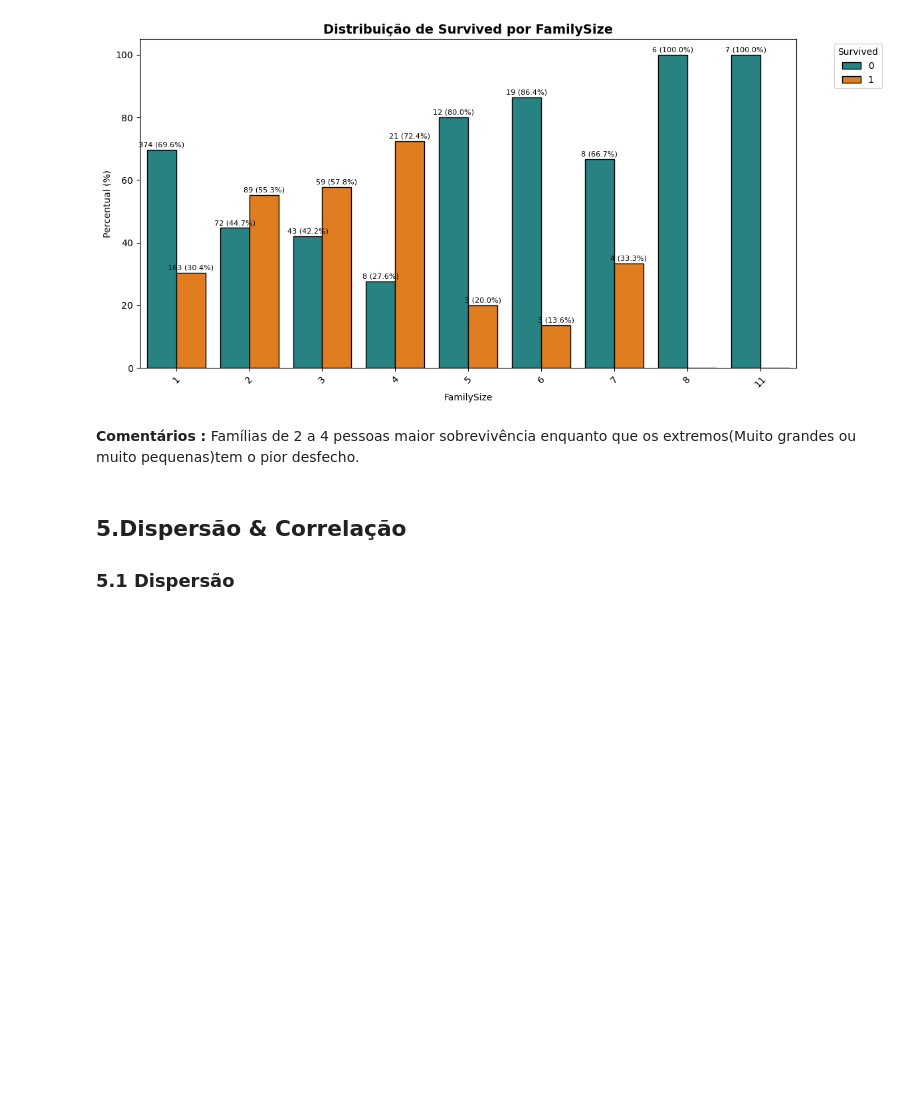
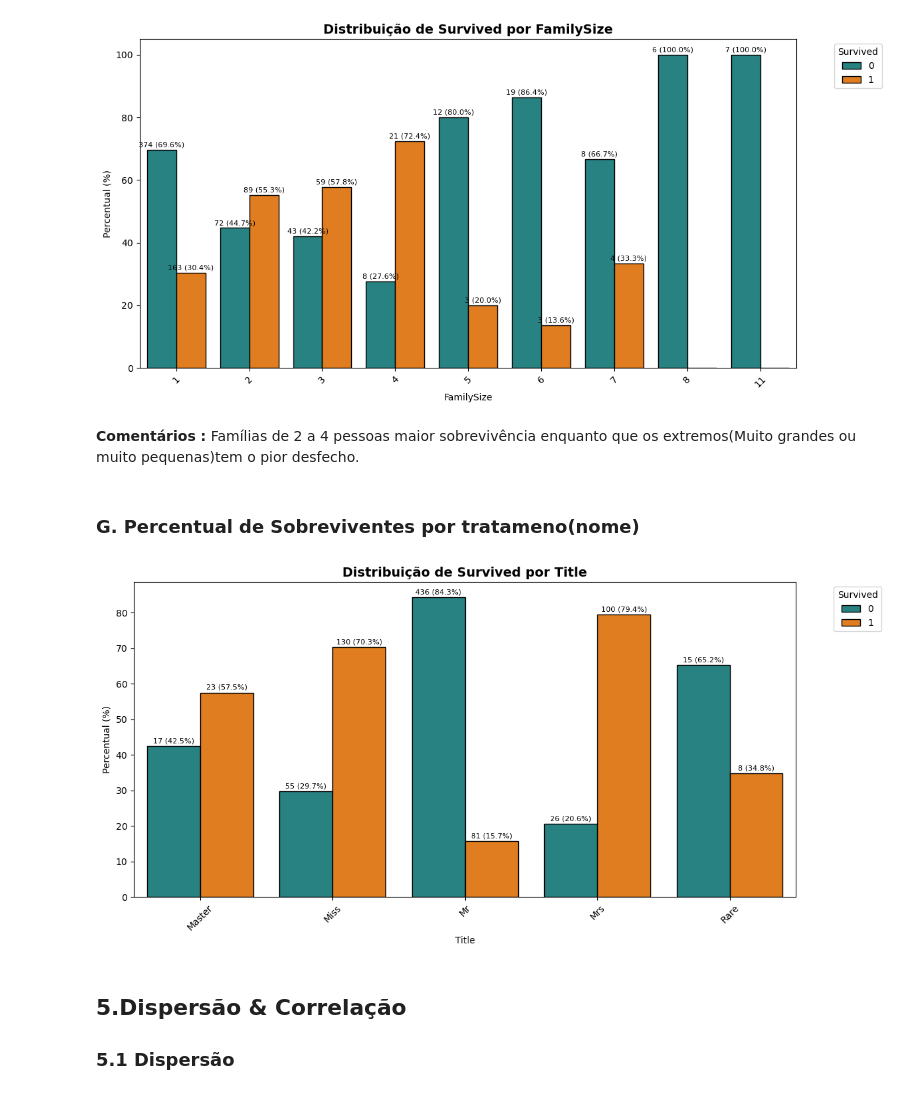
Before and after one commit to albertoakel/Kaggle, a Jupyter notebook: Titanic/notebook/EDA.ipynb, the cells around one changed output. Cells and saved outputs as stored; diff of their text form; code cells hidden in the pictures; blank space fills up the shorter version.

```diff
--- a/Titanic/notebook/EDA.ipynb
+++ b/Titanic/notebook/EDA.ipynb
@@ -178,5 +178,20 @@ df['Age_Group'] = pd.cut(df['Age2'], bins=[0, 12, 18, 30, 50, 80],
 
 # Variable FamilySize
 df['FamilySize'] = df['SibSp'] + df['Parch'] + 1
+
+
+
+
+# organização de titulos
+df['Title'] = df['Name'].str.split(', ').str[1].str.split('.', n=1).str[0] #pegando titulos dos nomes
+
+df['Title'].value_counts()
+df['Title']=df['Title'].replace({"Mlle": "Miss","Ms": "Miss"})
+df['Title']=df['Title'].replace("Mme","Mrs")
+
+common_titles = ['Mr', 'Miss', 'Mrs', 'Master']
+
+df['Title'] = df['Title'].apply( lambda x: x if x in common_titles else 'Rare')
+
 #df.sample(5)
 #out=mult_plt2(df.drop(['Name','Ticket','HasCabin'], axis=1),ncols=3,max_bins=10,figsize=(16,12))
@@ -238,6 +260,12 @@ stats1,stats2= bar_bar_cat(df,'FamilySize','Survived')
 [figure]
 # %% [markdown]
 **Comentários :** Famílias de 2 a 4 pessoas maior sobrevivência enquanto que os extremos(Muito grandes ou muito pequenas)tem  o pior desfecho.
+# %% [markdown]
+### G. Percentual de Sobreviventes por tratameno(nome)
+# %%
+stats1,stats2= bar_bar_cat(df,'Title','Survived')
+# %% [output]
+[figure, added]
 # %% [markdown]
 ## 5.Dispersão & Correlação
 ### 5.1 Dispersão
```
Also changed, not shown: parts of 2 cells of this notebook, 25 other files.
